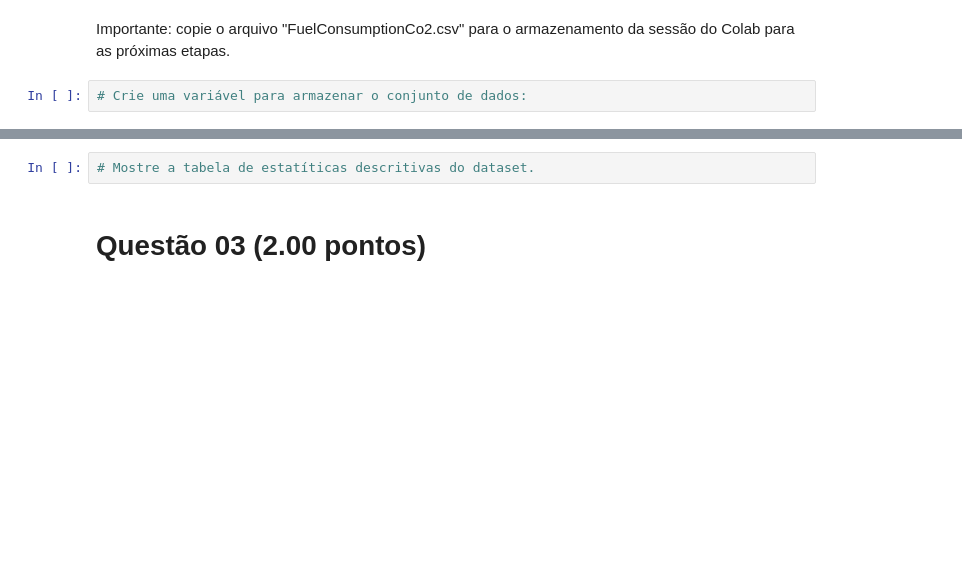
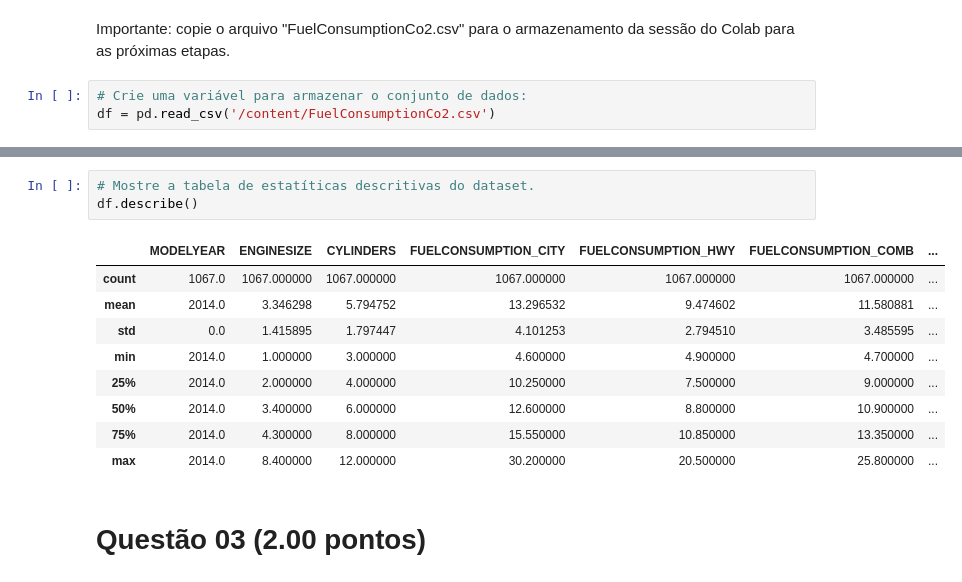
Before and after one commit to Santlago/FIAP, a Jupyter notebook: IACTBT/cp1-2/Checkpoint_01_AI_&_Chatbot_1TDSPK_I_M.ipynb, the cells around one changed output, grey strips where cells are left out. Cells and saved outputs as stored; diff of their text form; blank space fills up the shorter version.

```diff
--- a/IACTBT/cp1-2/Checkpoint_01_AI_&_Chatbot_1TDSPK_I_M.ipynb
+++ b/IACTBT/cp1-2/Checkpoint_01_AI_&_Chatbot_1TDSPK_I_M.ipynb
@@ -79,5 +90,6 @@ print(f"O desvio padrão do vetor é {desvio_padrao}")
 Importante: copie o arquivo "FuelConsumptionCo2.csv" para o armazenamento da sessão do Colab para as próximas etapas.
 # %%
 # Crie uma variável para armazenar o conjunto de dados:
+df = pd.read_csv('/content/FuelConsumptionCo2.csv')
 # %%
 # Visualize as primeiras linhas:
@@ -90,5 +143,16 @@ Importante: copie o arquivo "FuelConsumptionCo2.csv" para o armazenamento da ses
 # %%
 # Mostre a tabela de estatíticas descritivas do dataset.
+df.describe()
+# %% [output]
+|  | MODELYEAR | ENGINESIZE | CYLINDERS | FUELCONSUMPTION_CITY | FUELCONSUMPTION_HWY | FUELCONSUMPTION_COMB | ... |
+| count | 1067.0 | 1067.000000 | 1067.000000 | 1067.000000 | 1067.000000 | 1067.000000 | ... |
+| mean | 2014.0 | 3.346298 | 5.794752 | 13.296532 | 9.474602 | 11.580881 | ... |
+| std | 0.0 | 1.415895 | 1.797447 | 4.101253 | 2.794510 | 3.485595 | ... |
+| min | 2014.0 | 1.000000 | 3.000000 | 4.600000 | 4.900000 | 4.700000 | ... |
+| 25% | 2014.0 | 2.000000 | 4.000000 | 10.250000 | 7.500000 | 9.000000 | ... |
+| 50% | 2014.0 | 3.400000 | 6.000000 | 12.600000 | 8.800000 | 10.900000 | ... |
+| 75% | 2014.0 | 4.300000 | 8.000000 | 15.550000 | 10.850000 | 13.350000 | ... |
+| max | 2014.0 | 8.400000 | 12.000000 | 30.200000 | 20.500000 | 25.800000 | ... |
 # %% [markdown]
 # Questão 03 (2.00 pontos)
 # %%
```
Also changed, not shown: parts of 26 cells of this notebook.
